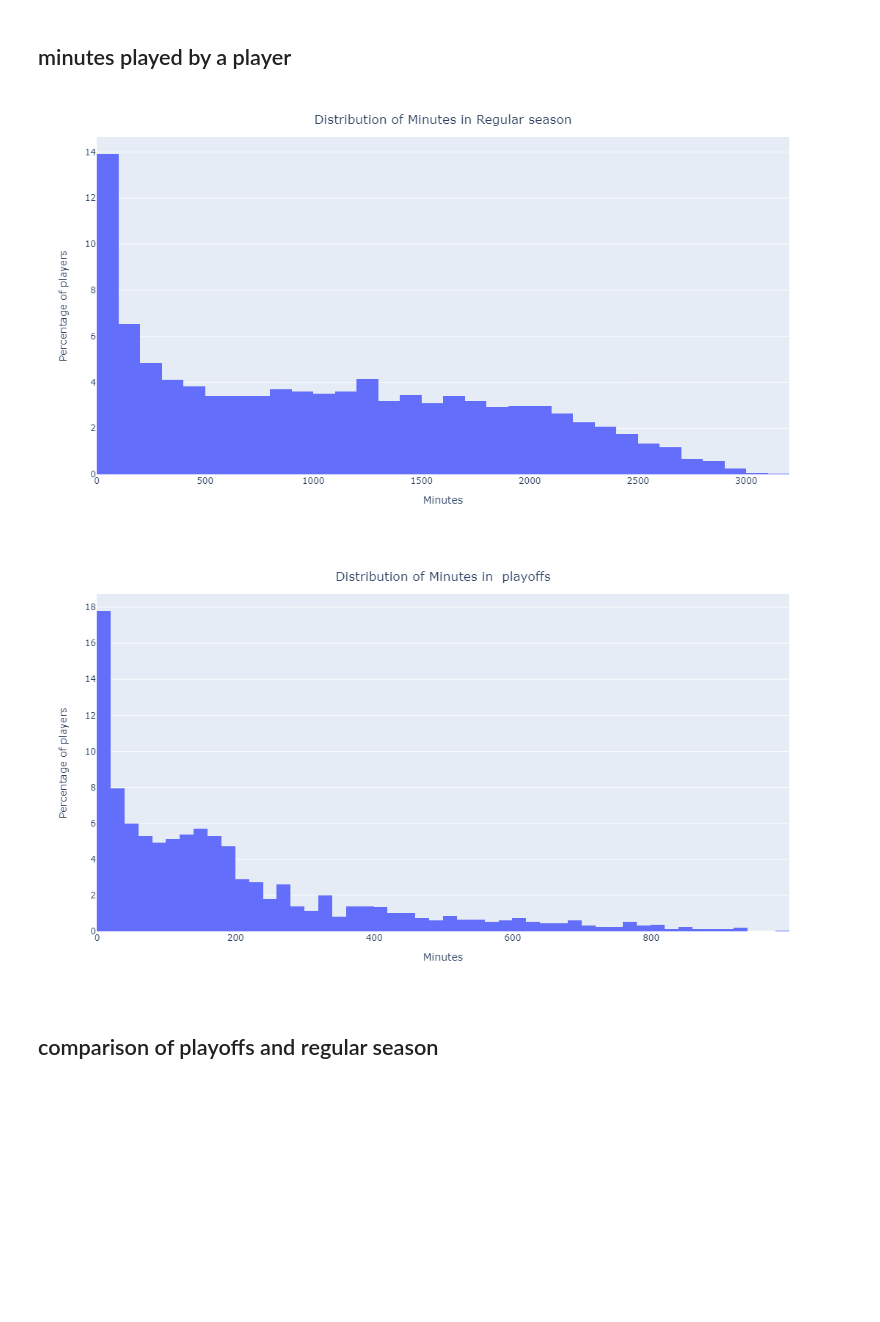
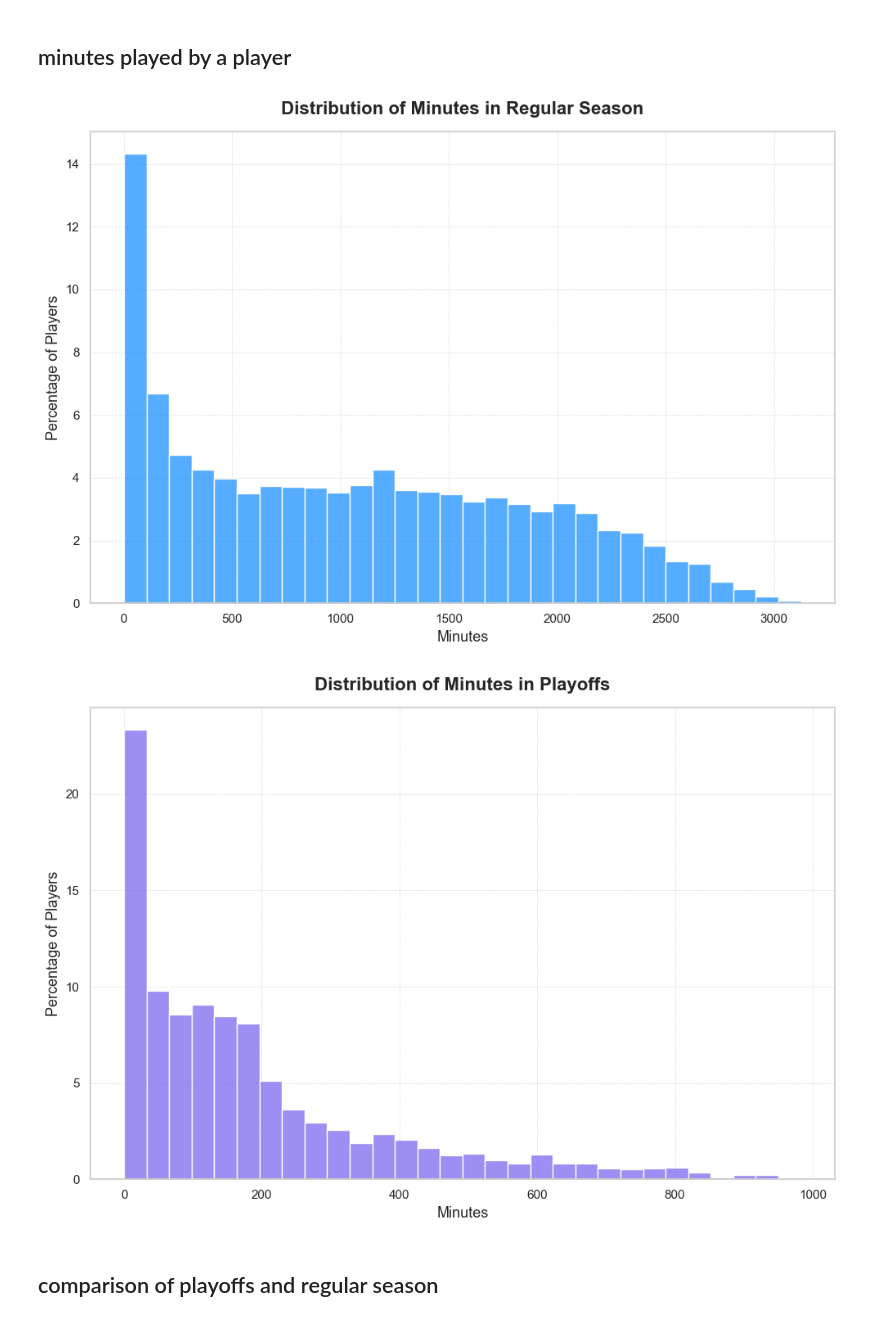
Before and after one commit to R0Njd/Data_Sc, a Jupyter notebook: Nba analysis/Nba Analysis.ipynb, the cells around one changed output. Cells and saved outputs as stored; diff of their text form; code cells hidden in the pictures; blank space fills up the shorter version.

```diff
--- a/Nba analysis/Nba Analysis.ipynb
+++ b/Nba analysis/Nba Analysis.ipynb
@@ -142,24 +149,53 @@ fig.show()
 # %% [markdown]
 ## minutes played by a player
 # %%
-fig = px.histogram(x=rs_df['MIN'],histnorm='percent')
-fig.update_layout(height=600, width=800)
-fig.update_xaxes(title_text='Minutes')
-fig.update_yaxes(title_text='Percentage of players')
-fig.update_layout(title_text='Distribution of Minutes in Regular season', title_x=0.5, title_y=0.95)
 
-fig.show()
+sns.set(style="whitegrid")
+plt.figure(figsize=(10, 7))
+
+sns.histplot(
+    rs_df['MIN'],
+    stat='percent',
+    bins=30,
+    color='dodgerblue',
+    edgecolor='white'
+)
+
+plt.xlabel('Minutes', fontsize=13)
+plt.ylabel('Percentage of Players', fontsize=13)
+plt.title('Distribution of Minutes in Regular Season', fontsize=16, weight='bold', pad=15)
+plt.yticks(fontsize=11)
+plt.grid(True, linestyle='--', linewidth=0.5, alpha=0.7)
+plt.tight_layout()
+
+plt.show()
 # %% [output]
-[figure, old version]
+[figure, new version]
 # %%
-fig = px.histogram(x=playoffs_df['MIN'],histnorm='percent')
-fig.update_layout(height=600, width=800)
-fig.update_xaxes(title_text='Minutes')
-fig.update_yaxes(title_text='Percentage of players')
-fig.update_layout(title_text='Distribution of Minutes in  playoffs', title_x=0.5, title_y=0.95)
-fig.show()
+
+sns.set(style="whitegrid")
+plt.figure(figsize=(10, 7))
+
+
+sns.histplot(
+    playoffs_df['MIN'],
+    stat='percent',
+    bins=30,
+    color='mediumslateblue',
+    edgecolor='white'
+)
+
+plt.xlabel('Minutes', fontsize=13)
+plt.ylabel('Percentage of Players', fontsize=13)
+plt.title('Distribution of Minutes in Playoffs', fontsize=16, weight='bold', pad=15)
+plt.xticks(fontsize=11)
+plt.yticks(fontsize=11)
+plt.grid(True, linestyle='--', linewidth=0.5, alpha=0.7)
+plt.tight_layout()
+
+plt.show()
 # %% [output]
-[figure, old version]
+[figure, new version]
 # %% [markdown]
 ## comparison of playoffs and regular season
 # %%
```
Also changed, not shown: parts of 15 cells of this notebook.
